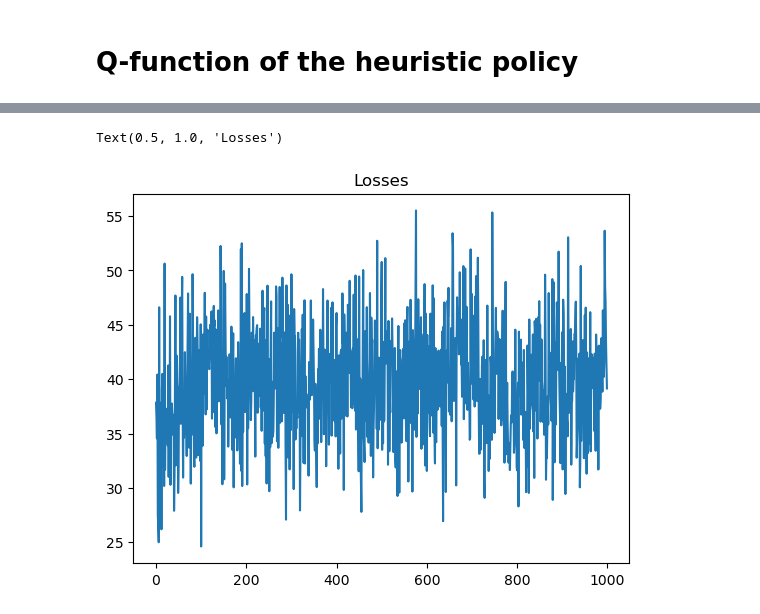
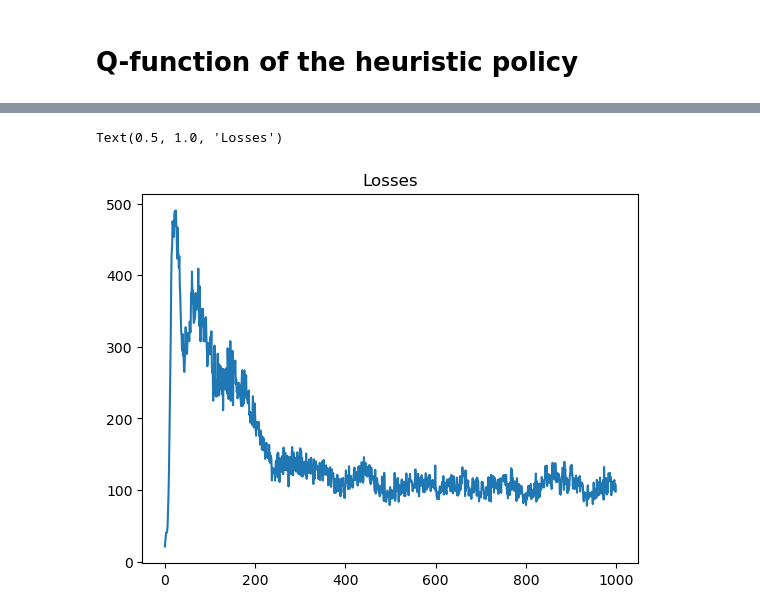
Before and after one commit to tudoroancea/cs_456_project, a Jupyter notebook: project.ipynb, the cells around one changed output, grey strips where cells are left out. Drawn from its saved outputs; the diff is of its cells as text; code cells hidden in the pictures.

```diff
--- a/project.ipynb
+++ b/project.ipynb
@@ -15,6 +15,7 @@ def run_episode(env, agent):
     rewards = []
     while not trunc:
         action = agent.compute_action(state)
+        action = action[0,0]
         state, reward, _, trunc, _ = env.step(action)
         rewards.append(reward)
 
@@ -32,18 +33,17 @@ Mean reward over 100 episoded with a random policy:  -1229.957298298861
 # %%
-class HeuristicPendulumAgent:
+class HeuristicPendulumAgent(Agent):
     def __init__(self, torque1, torque2):
         self.torque1 = torque1
         self.torque2 = torque2
 
-    def compute_action(self, state):
-        angle = np.arctan2(state[0], state[1])
-        # return (
-        #     self.torque1 * np.sign(state[2])
-        #     if angle < 0
-        #     else -self.torque2 * np.sign(state[2])
-        # )
-        # vectorized way:
-        return np.where(angle < 0, self.torque1 * np.sign(state[2]), -self.torque2 * np.sign(state[2]))
+    def compute_action(self, state: np.ndarray):
+        state = np.atleast_2d(state)
+        angle = np.arctan2(state[:, 0], state[:, 1]).reshape(-1, 1)
+        return np.where(
+            angle < 0.0,
+            self.torque1 * np.sign(state[:, 2:3]),
+            -self.torque2 * np.sign(state[:, 2:3]),
+        )
 
 
 agent = HeuristicPendulumAgent(0.25, 0.25)
@@ -75,12 +80,12 @@ class ReplayBuffer:
     def append(self, state, action, reward, next_state, trunc) -> None:
         self.buffer.append((state, action, reward, next_state, trunc))
 
-    def sample(self, batch_size: int):
-        indices = np.random.choice(len(self.buffer), batch_size, replace=False)
+    def sample(self, indices):
         states, actions, rewards, next_states, truncs = zip(
             *(self.buffer[idx] for idx in indices)
         )
 
+        # print(states)
         return (
             np.array(states),
             np.array(actions),
@@ -99,6 +104,11 @@ class QNetwork(nn.Module):
             nn.ReLU(),
             nn.Linear(32, 1),
         )
+        # intialize weights with xavier uniform and bias 0
+        for m in self.net.modules():
+            if isinstance(m, nn.Linear):
+                nn.init.xavier_uniform_(m.weight)
+                nn.init.zeros_(m.bias)
 
-    def forward(self, x):
+    def forward(self, x: torch.Tensor):
         return self.net(x)
@@ -165,17 +198,19 @@ class EpsilonPolicyWrapper:
             return self.policy.compute_action(state)
 # %%
 qnetwork = QNetwork()
+qnetwork_before_training = QNetwork()
+qnetwork_before_training.load_state_dict(qnetwork.state_dict())
 losses = train_qnetwork(
     env,
-    EpsilonPolicyWrapper(HeuristicPendulumAgent(0.25, 0.25), 0.1),
+    HeuristicPendulumAgent(0.25, 0.25),
     qnetwork,
     learning_rate=1e-4,
 )
 plt.plot(losses)
 plt.title("Losses")
 # %% [output]
 Text(0.5, 1.0, 'Losses')
-[figure, old version]
+[figure, new version]
 # %%
 def polar_heatmap(qnetwork, velocity, torque):
     """
```
Also changed, not shown: parts of 18 cells of this notebook, 1 other file.
